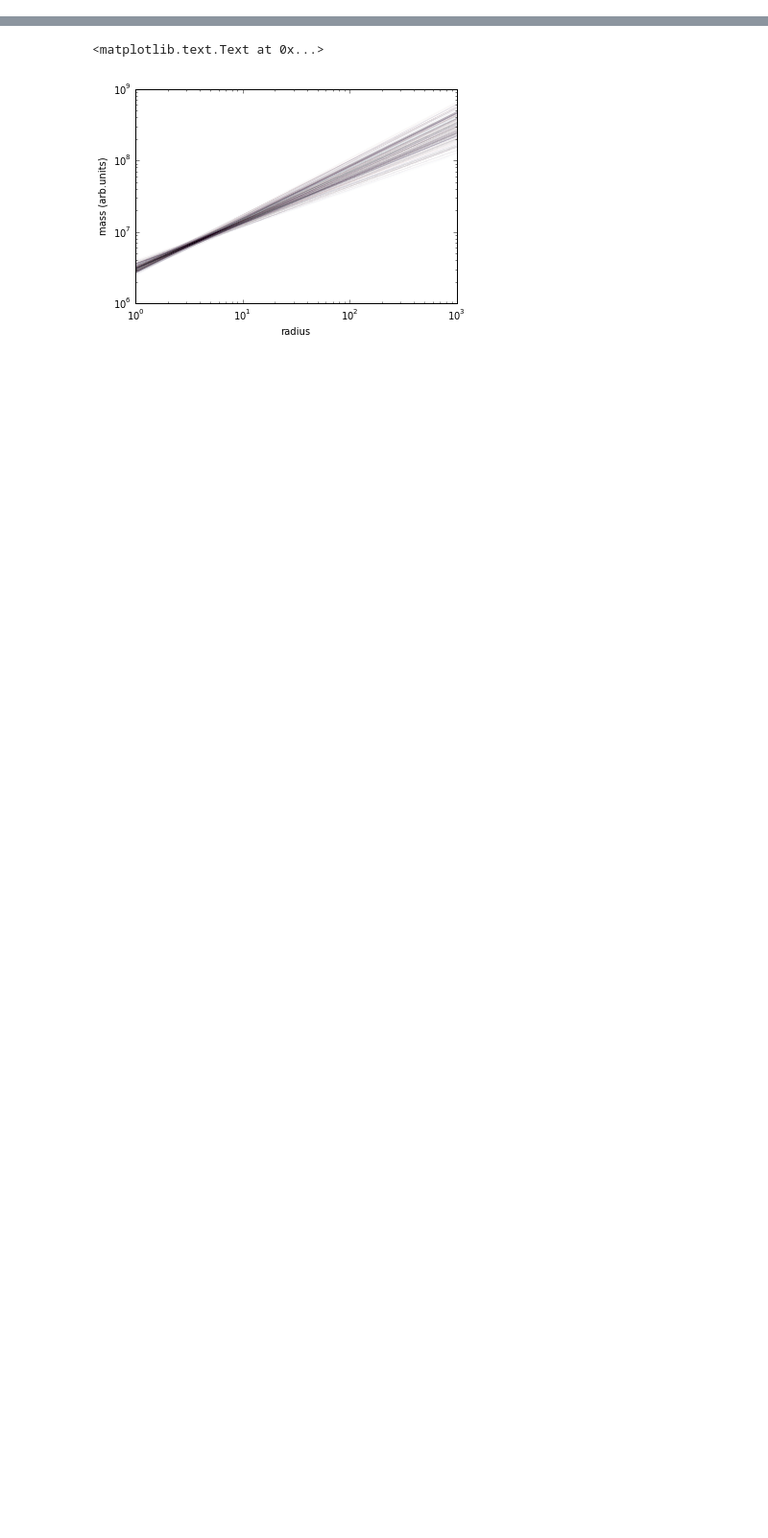
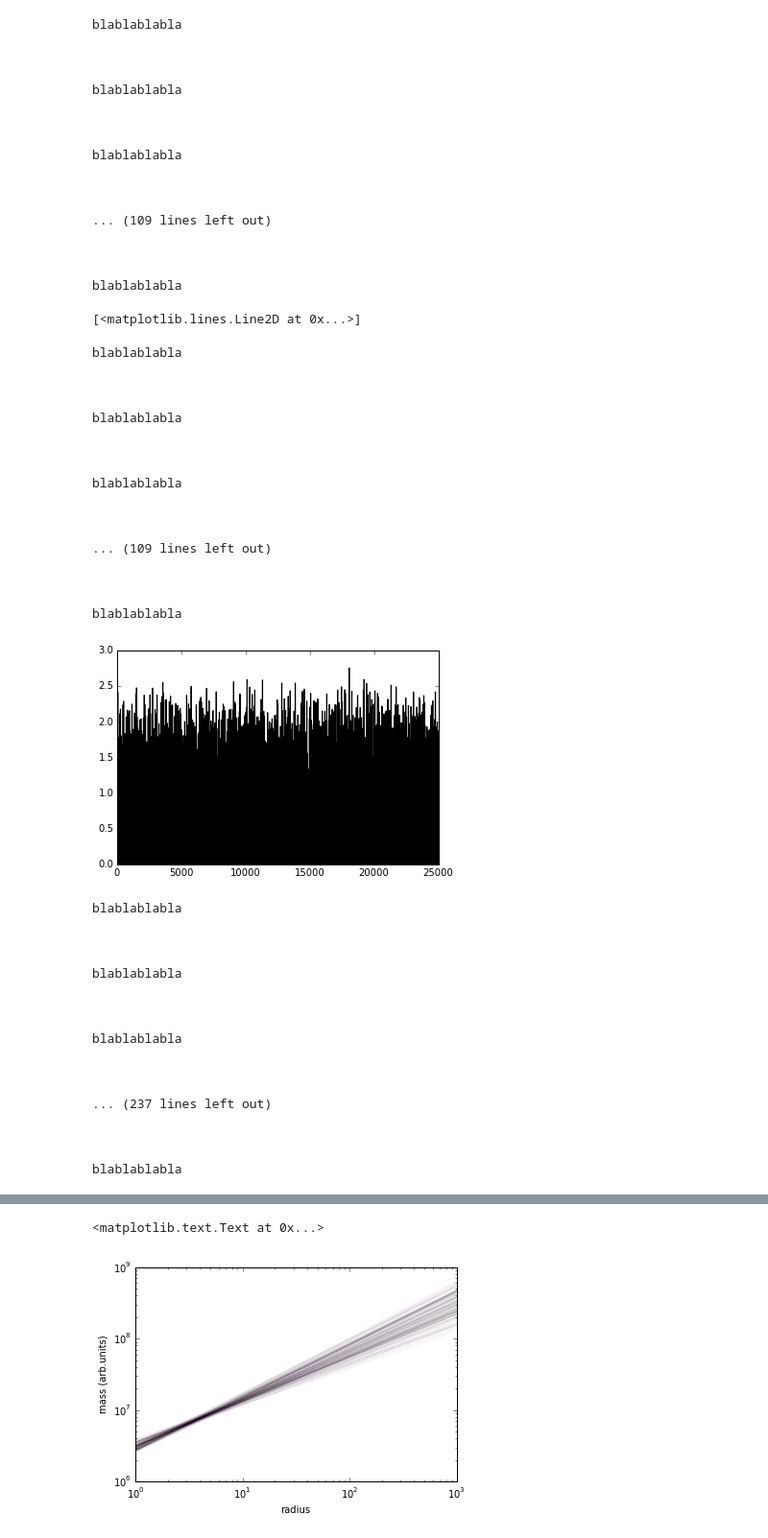
Before and after one commit to ondrejiayc/PH366_final_project, a Jupyter notebook: annularAnalysis2.ipynb, the cells around one changed output, grey strips where cells are left out. Shown at 96% size. Drawn from its saved outputs; the diff is of its cells as text; code cells hidden in the pictures; blank space fills up the shorter version.

```diff
--- a/annularAnalysis2.ipynb
+++ b/annularAnalysis2.ipynb
@@ -127,7 +127,7 @@ def logPosterior(params,annuli,rin,rout,nObs,sObs):
     nmean,k,smax,m,vmean = params
     if nmean<0. or smax<0.: return -np.inf
     nPred,sPred = getProfiles(annuli,rin,rout,50*nmean,k,smax,m,vmean)
+    if not np.all(nPred>=3.): return -np.inf
     nPred/=50
-    if not np.all(nPred>=3.): return -1e20
     return logPriorK(k)+logPriorM(m)+logPriorSigma0(smax)+logPriorNmean(nmean)+logPriorVmean(vmean)+\
            logLikelihoodNu(nPred,nObs)+logLikelihoodSigma(sObs,sPred,nObs)
@@ -157,16 +175,16 @@ print bla2
 # %%
-nwalkers = 30
+nwalkers = 500
 ndim = 5
 
 #initial = np.tile(np.array([np.random.normal(1000,100),np.random.normal(3,0.3),np.random.normal(1000,100),np.random.normal(0.2,0.02)]),10).reshape((nwalkers,ndim))
 initial = np.array([np.random.normal(1000,100),np.random.normal(2.,0.3),\
                     np.random.normal(1000,100),np.random.normal(0.2,0.03),\
-                    np.random.normal(0,100)])
+                    np.random.normal(1000,100)])
 
 for i in range(nwalkers-1):
     initial=np.vstack((initial,np.array([np.random.normal(1000,100),np.random.normal(2.,0.3),\
                     np.random.normal(1000,100),np.random.normal(0.2,0.03),\
-                                         np.random.normal(0,100)])))
+                                         np.random.normal(1000,100)])))
 
 #for i in range(nwalkers):
 #    for j in range(ndim):
@@ -180,5 +198,5 @@ sampler = mc.EnsembleSampler(nwalkers, ndim, logPosterior, args=[annuli,rin,rout
 
 #pos, prob, state = sampler.run_mcmc(initial, 5)
 # %%
-pos, prob, state = sampler.run_mcmc(initial, 50)
+pos, prob, state = sampler.run_mcmc(initial, 10)
 sampler.reset()
@@ -185,6 +221,6 @@ sampler.reset()
 # %%
 #sampler.reset()
-for i in range(10):
+for i in range(2):
     pos, prob, state = sampler.run_mcmc(pos, 50)
     print "Step "+str(50*(i+1))
 # %% [output]
@@ -205 +309,57 @@ plt.show()
+# %%
+plt.plot(sampler.flatchain[:,1],'k-')
+# %% [output]
+blablablabla
+
+
+
+blablablabla
+
+
+
+blablablabla
+
+
+
+... (109 lines left out)
+
+
+
+blablablabla
+[<matplotlib.lines.Line2D at 0x...>]
+blablablabla
+
+
+
+blablablabla
+
+
+
+blablablabla
+
+
+
+... (109 lines left out)
+
+
+
+blablablabla
+[figure, added]
+blablablabla
+
+
+
+blablablabla
+
+
+
+blablablabla
+
+
+
+... (237 lines left out)
+
+
+
+blablablabla
 # %%
```
Also changed, not shown: parts of 9 cells of this notebook.
